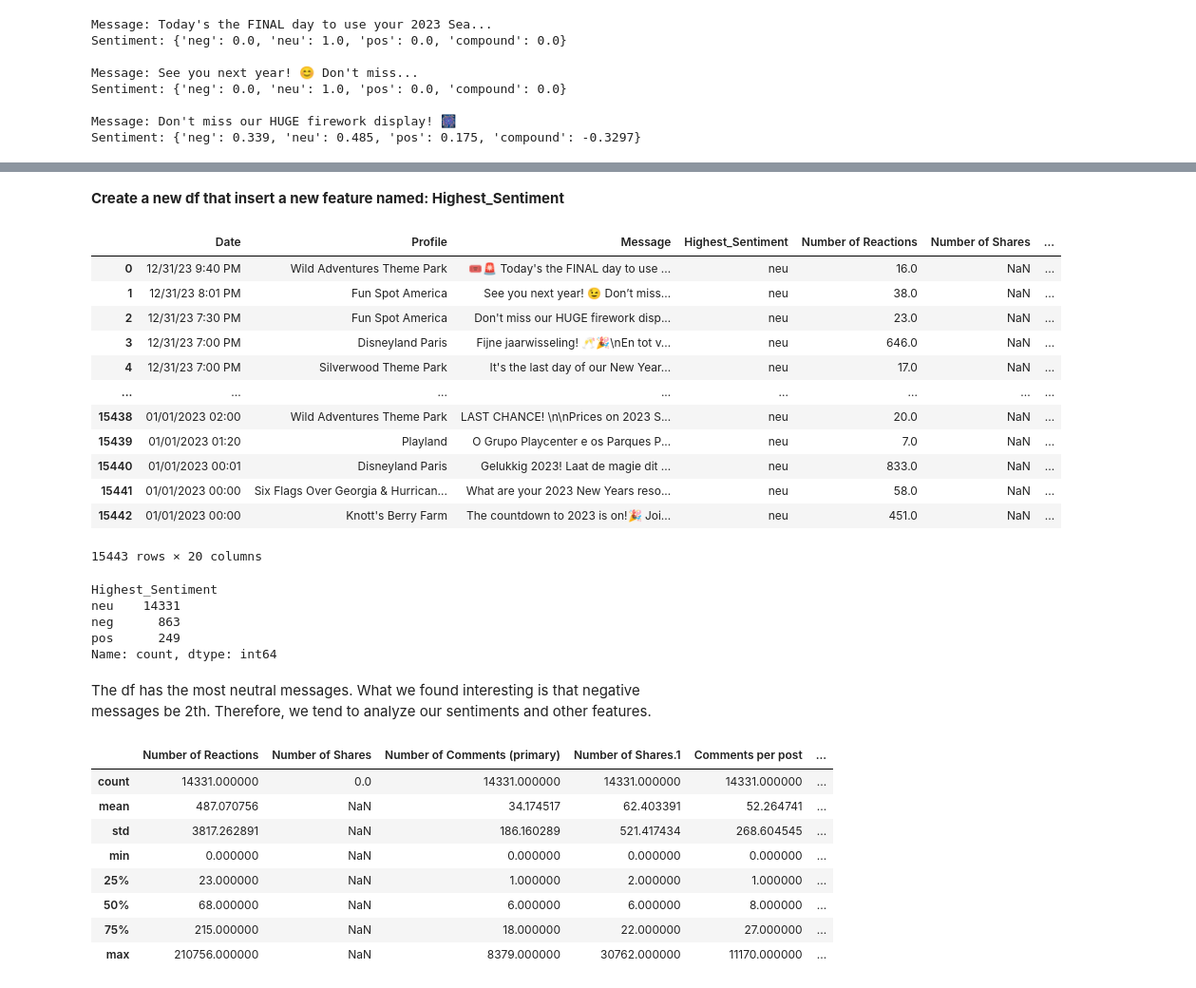
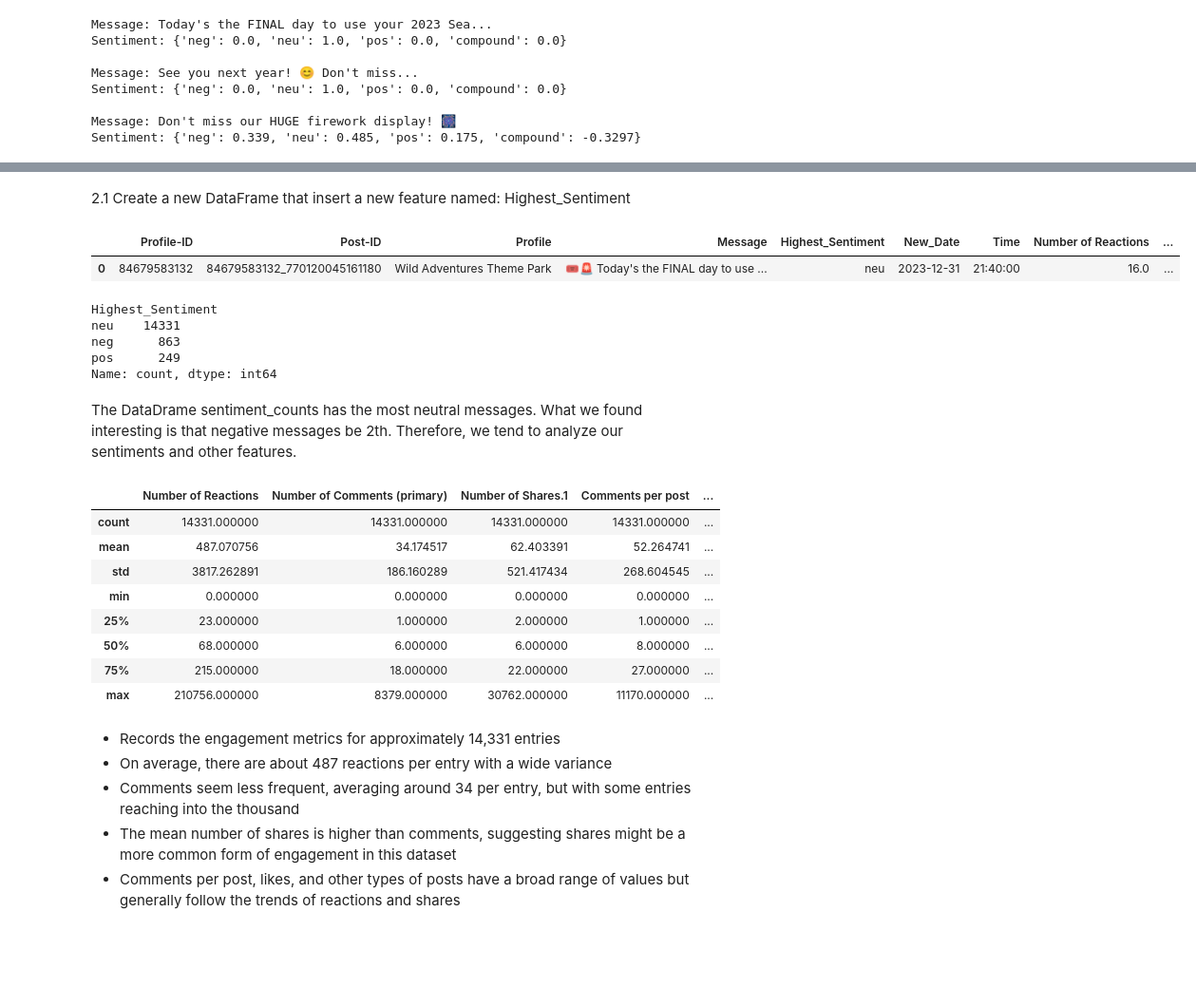
Before and after one commit to ziyuka/Digital-Marketing-Strategy2, a Jupyter notebook: themeparcs_df.ipynb, the cells around one changed output, grey strips where cells are left out. Shown at 95% size. Drawn from its saved outputs; the diff is of its cells as text; code cells hidden in the pictures; blank space fills up the shorter version.

Commit message:
(2/2) of EDA and Data Cleaning (not finished yet)

```diff
--- a/themeparcs_df.ipynb
+++ b/themeparcs_df.ipynb
@@ -230,3 +236,16 @@ Seeing that `Profile` contains of theme parcs outside the U.S.
+# %%
+# Exact date format to parse it more efficiently by inferring datetime format
+merged_themepark['Date'] = pd.to_datetime(merged_themepark['Date'], infer_datetime_format=True)
+# %%
+# Create a Time feature
+merged_themepark['New_Date'] = merged_themepark['Date'].dt.date
+merged_themepark['Time'] = merged_themepark['Date'].dt.time
+
+# Now drop the original 'Date' column since it has been split
+merged_themepark = merged_themepark.drop('Date', axis=1)
+# %%
+# Change feature format
+merged_themepark = merged_themepark[['Profile-ID', 'Post-ID', 'Profile', 'Message', 'New_Date', 'Time', 'Number of Reactions', 'Number of Comments (primary)', 'Number of Shares.1', 'Comments per post', 'Comments on posts by fans', 'Post interaction rate', 'Engagement', 'Number of Likes', 'Link-posts', 'Picture Posts', 'Video-posts', 'Link']]
 # %%
 # Check for missing values
 merged_themepark.isnull().sum()
@@ -368,23 +413,12 @@ df_themepark['Highest_Sentiment'] = df_themepark['Sentiments'].apply(extract_hig
 message_col_index = df_themepark.columns.get_loc('Message')
 df_themepark.insert(message_col_index + 1, 'Highest_Sentiment', df_themepark.pop('Highest_Sentiment'))
 # %% [markdown]
-**Create a new df that insert a new feature named: Highest_Sentiment**
+2.1 Create a new DataFrame that insert a new feature named: Highest_Sentiment
 # %%
-df_themepark
+df_themepark.head(1)
 # %% [output]
-|  | Date | Profile | Message | Highest_Sentiment | Number of Reactions | Number of Shares | ... |
-| 0 | 12/31/23 9:40 PM | Wild Adventures Theme Park | 🎟️🚨 Today's the FINAL day to use ... | neu | 16.0 | NaN | ... |
-| 1 | 12/31/23 8:01 PM | Fun Spot America | See you next year! 😉 Don’t miss... | neu | 38.0 | NaN | ... |
-| 2 | 12/31/23 7:30 PM | Fun Spot America | Don't miss our HUGE firework disp... | neu | 23.0 | NaN | ... |
-| 3 | 12/31/23 7:00 PM | Disneyland Paris | Fijne jaarwisseling! 🥂🎉\nEn tot v... | neu | 646.0 | NaN | ... |
-| 4 | 12/31/23 7:00 PM | Silverwood Theme Park | It's the last day of our New Year... | neu | 17.0 | NaN | ... |
-| ... | ... | ... | ... | ... | ... | ... | ... |
-| 15438 | 01/01/2023 02:00 | Wild Adventures Theme Park | LAST CHANCE! \n\nPrices on 2023 S... | neu | 20.0 | NaN | ... |
-| 15439 | 01/01/2023 01:20 | Playland | O Grupo Playcenter e os Parques P... | neu | 7.0 | NaN | ... |
-| 15440 | 01/01/2023 00:01 | Disneyland Paris | Gelukkig 2023! Laat de magie dit ... | neu | 833.0 | NaN | ... |
-| 15441 | 01/01/2023 00:00 | Six Flags Over Georgia & Hurrican... | What are your 2023 New Years reso... | neu | 58.0 | NaN | ... |
-| 15442 | 01/01/2023 00:00 | Knott's Berry Farm | The countdown to 2023 is on!🎉 Joi... | neu | 451.0 | NaN | ... |
+|  | Profile-ID | Post-ID | Profile | Message | Highest_Sentiment | New_Date | Time | Number of Reactions | ... |
+| 0 | 84679583132 | 84679583132_770120045161180 | Wild Adventures Theme Park | 🎟️🚨 Today's the FINAL day to use ... | neu | 2023-12-31 | 21:40:00 | 16.0 | ... |
-15443 rows × 20 columns
 # %%
 sentiment_counts = df_themepark['Highest_Sentiment'].value_counts()
 # %%
@@ -396,7 +430,7 @@ neg      863
 pos      249
 Name: count, dtype: int64
 # %% [markdown]
-The df has the most neutral messages. What we found interesting is that negative messages be 2th. Therefore, we tend to analyze our sentiments and other features.
+The DataDrame sentiment_counts has the most neutral messages. What we found interesting is that negative messages be 2th. Therefore, we tend to analyze our sentiments and other features.
 # %%
 # Splitting the dataframe
 df_neg = df_themepark[df_themepark['Highest_Sentiment'] == 'neg']
@@ -405,15 +439,21 @@ df_pos = df_themepark[df_themepark['Highest_Sentiment'] == 'pos']
 # %%
 df_neu.describe()
 # %% [output]
-|  | Number of Reactions | Number of Shares | Number of Comments (primary) | Number of Shares.1 | Comments per post | ... |
-| count | 14331.000000 | 0.0 | 14331.000000 | 14331.000000 | 14331.000000 | ... |
-| mean | 487.070756 | NaN | 34.174517 | 62.403391 | 52.264741 | ... |
-| std | 3817.262891 | NaN | 186.160289 | 521.417434 | 268.604545 | ... |
-| min | 0.000000 | NaN | 0.000000 | 0.000000 | 0.000000 | ... |
-| 25% | 23.000000 | NaN | 1.000000 | 2.000000 | 1.000000 | ... |
-| 50% | 68.000000 | NaN | 6.000000 | 6.000000 | 8.000000 | ... |
-| 75% | 215.000000 | NaN | 18.000000 | 22.000000 | 27.000000 | ... |
-| max | 210756.000000 | NaN | 8379.000000 | 30762.000000 | 11170.000000 | ... |
+|  | Number of Reactions | Number of Comments (primary) | Number of Shares.1 | Comments per post | ... |
+| count | 14331.000000 | 14331.000000 | 14331.000000 | 14331.000000 | ... |
+| mean | 487.070756 | 34.174517 | 62.403391 | 52.264741 | ... |
+| std | 3817.262891 | 186.160289 | 521.417434 | 268.604545 | ... |
+| min | 0.000000 | 0.000000 | 0.000000 | 0.000000 | ... |
+| 25% | 23.000000 | 1.000000 | 2.000000 | 1.000000 | ... |
+| 50% | 68.000000 | 6.000000 | 6.000000 | 8.000000 | ... |
+| 75% | 215.000000 | 18.000000 | 22.000000 | 27.000000 | ... |
+| max | 210756.000000 | 8379.000000 | 30762.000000 | 11170.000000 | ... |
+# %% [markdown]
+- Records the engagement metrics for approximately 14,331 entries
+- On average, there are about 487 reactions per entry with a wide variance
+- Comments seem less frequent, averaging around 34 per entry, but with some entries reaching into the thousand
+- The mean number of shares is higher than comments, suggesting shares might be a more common form of engagement in this dataset
+- Comments per post, likes, and other types of posts have a broad range of values but generally follow the trends of reactions and shares
 # %%
 df_neg.describe()
 # %% [output]
```
Also changed, not shown: parts of 20 cells of this notebook.
